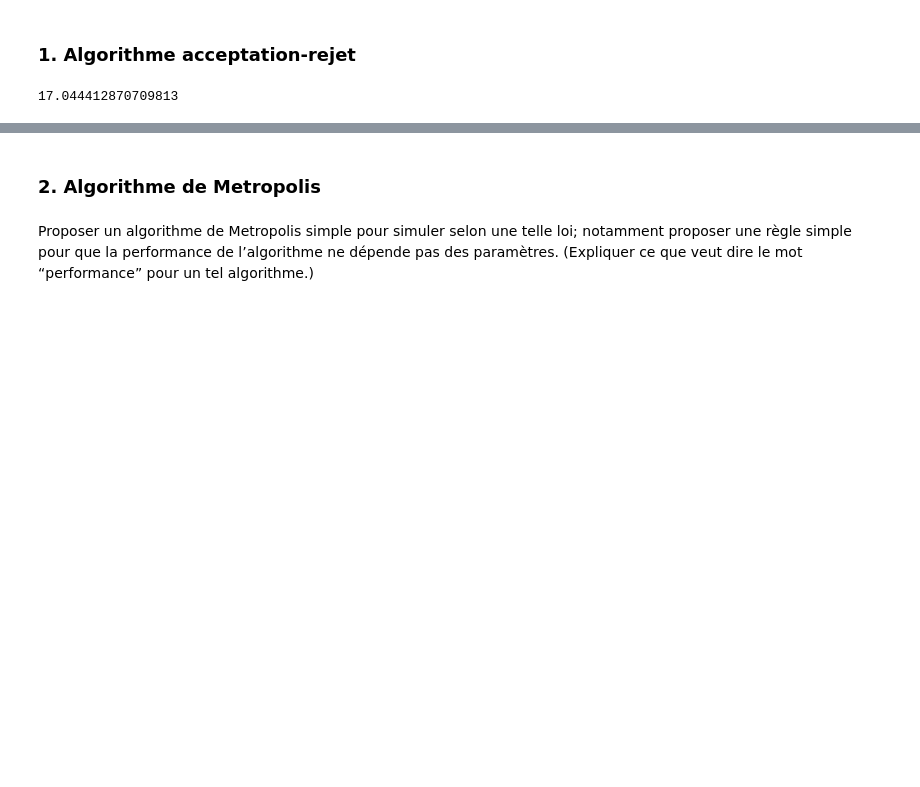
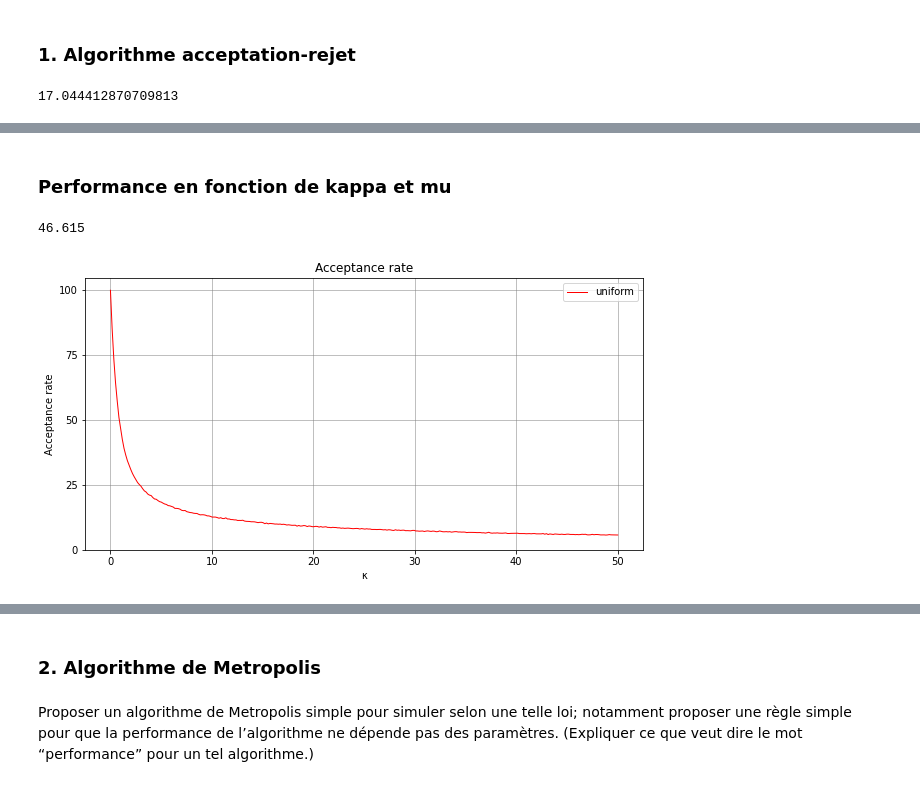
Before and after one commit to emanieluu/Projet_Monte_Carlo_ENSAE_2A_S2, a Jupyter notebook: Projet-Monte-Carlo.ipynb, the cells around one changed output, grey strips where cells are left out. Drawn from its saved outputs; the diff is of its cells as text; code cells hidden in the pictures; blank space fills up the shorter version.

Commit message:
plot acceptance

```diff
--- a/Projet-Monte-Carlo.ipynb
+++ b/Projet-Monte-Carlo.ipynb
@@ -50,0 +51,44 @@ sns.distplot([von_mises_ra() for i in range(20000)])
+# %% [markdown]
+### Performance en fonction de kappa et mu
+# %%
+def von_mises_unif_acceptance(kappa=1., mu=0,  n=100_000):
+    """ This function estimates the acceptance rate according to a uniform distribution
+    as proposal distribution.
+
+    :param float kappa: kappa
+    :param int n: number of simulations
+
+    :return float: estimation of the acceptance rate in percentage
+    """
+
+    # Compute a uniform on [-pi, pi]
+    sample = gen_uni_pi(n=n)
+    sample = sample - mu
+
+    # Compute the value for the rejection test
+    val = np.exp(kappa * (np.cos(sample) - 1))
+
+    # Acceptance step
+    von_mises = sample[np.random.uniform(0, 1, n) <= val]
+    return 100 * von_mises.shape[0] / n
+# %%
+von_mises_unif_acceptance(kappa=1, n= 100000)
+# %% [output]
+46.615
+# %%
+# Plot
+
+kappa = np.linspace(0, 50, 300)
+n = 100000
+
+fig, ax = plt.subplots(figsize=(10, 5))
+ax.plot(kappa, [von_mises_unif_acceptance(kappa=val, n=n) for val in kappa], 'r-', lw=1, label='uniform')
+ax.set_yticks([0, 25, 50, 75, 100])
+ax.grid(True, linewidth=0.5, color='grey', linestyle='-')
+ax.set_xlabel("\u03BA")
+ax.set_ylabel("Acceptance rate")
+ax.set_title("Acceptance rate")
+plt.legend()
+plt.show()
+# %% [output]
+[figure, added]
```
Also changed, not shown: parts of 2 cells of this notebook.
